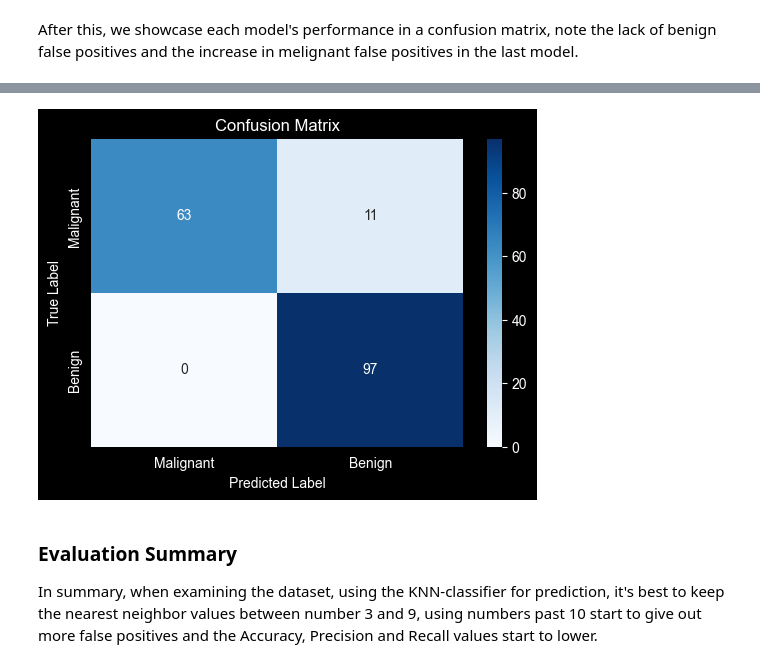
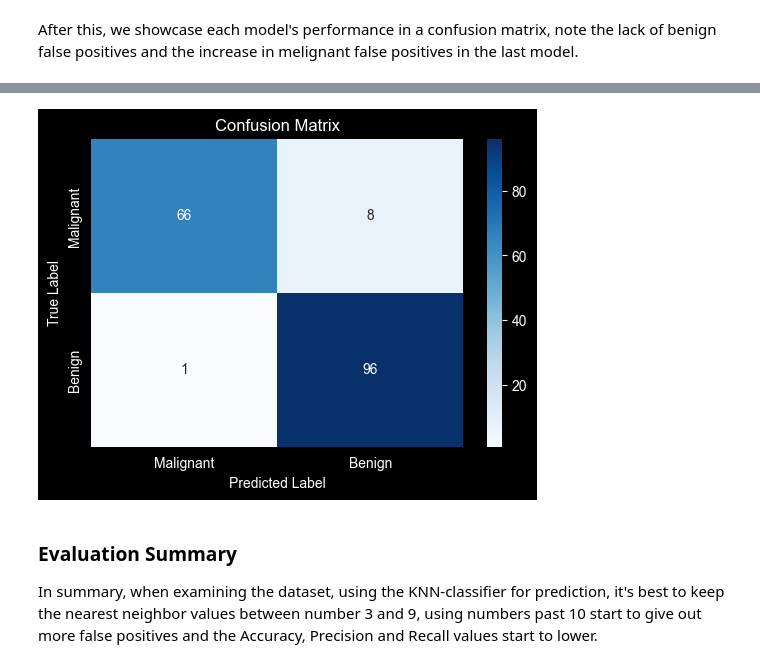
Before and after one commit to TheZink/MLL, a Jupyter notebook: Documents/KNNClassifier/knn_classifier_assignment.ipynb, the cells around one changed output, grey strips where cells are left out. Saved outputs shown, nothing was run; the diff lists cells and outputs as text; code cells hidden in the pictures.

```diff
--- a/Documents/KNNClassifier/knn_classifier_assignment.ipynb
+++ b/Documents/KNNClassifier/knn_classifier_assignment.ipynb
@@ -269,9 +271,11 @@ accuracy_scores = []
 precision_scores = []
 recall_scores = []
 models = [model_3, model_9, model_17]
+predictions = []
 
 for model in models:
     y_pred = model.predict(x_test)
+    predictions.append(y_pred)
     accuracy = accuracy_score(y_test, y_pred)
     precision = precision_score(y_test, y_pred, pos_label='M')  # Considering 'M' (malignant) as the positive class
     recall = recall_score(y_test, y_pred, pos_label='M')  # Considering 'M' (malignant) as the positive class
@@ -325,15 +328,15 @@ plt.show()
 # %%
 # Creating confusion matrix
-cm = confusion_matrix(y_test, y_pred_model_17, labels=['M', 'B'])
+cm = confusion_matrix(y_test, predictions[2], labels=['M', 'B'])
 # Plotting confusion matrix
 plt.figure(figsize=(6, 4))
 sns.heatmap(cm, annot=True, fmt='d', cmap='Blues', xticklabels=['Malignant', 'Benign'], yticklabels=['Malignant', 'Benign'])
 plt.xlabel('Predicted Label')
 plt.ylabel('True Label')
 plt.title('Confusion Matrix')
 plt.show()
 # %% [output]
-[figure, old version]
+[figure, new version]
 # %% [markdown]
 ### Evaluation Summary
 
```
Also changed, not shown: parts of 9 cells of this notebook.
